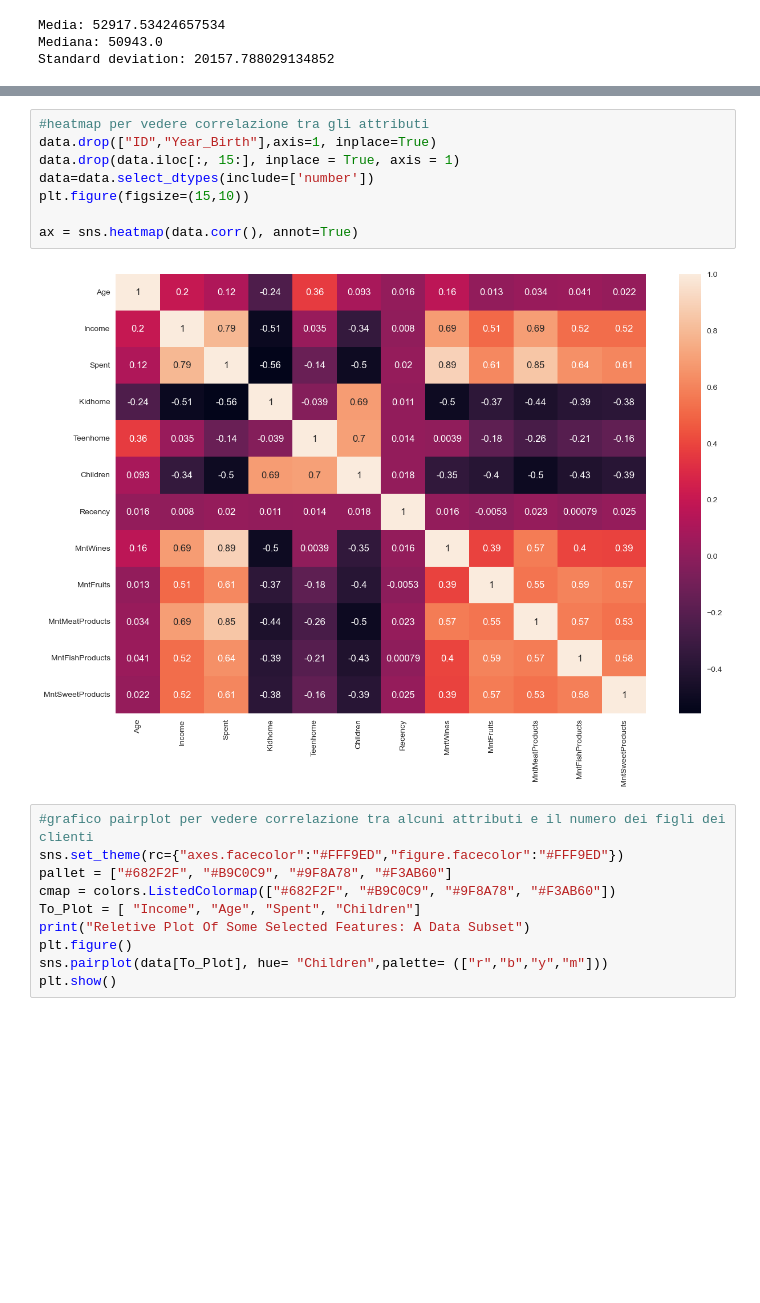
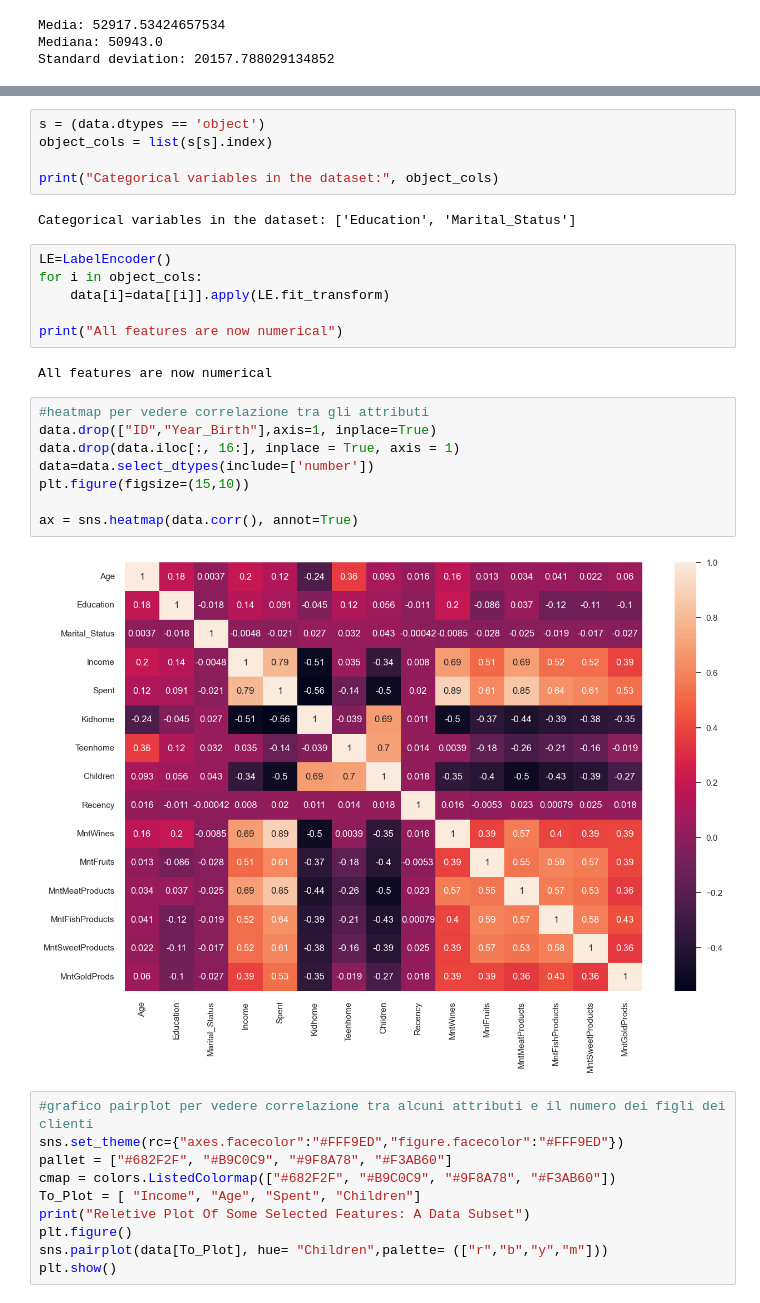
Before and after one commit to nicolaronchini/Clustering, a Jupyter notebook: clustering.ipynb, the cells around one changed output, grey strips where cells are left out. Cells and saved outputs as stored; diff of their text form; blank space fills up the shorter version.

```diff
--- a/clustering.ipynb
+++ b/clustering.ipynb
@@ -447,13 +447,28 @@ plt.show()
+# %%
+s = (data.dtypes == 'object')
+object_cols = list(s[s].index)
+
+print("Categorical variables in the dataset:", object_cols)
+# %% [output]
+Categorical variables in the dataset: ['Education', 'Marital_Status']
+# %%
+LE=LabelEncoder()
+for i in object_cols:
+    data[i]=data[[i]].apply(LE.fit_transform)
+
+print("All features are now numerical")
+# %% [output]
+All features are now numerical
 # %%
 #heatmap per vedere correlazione tra gli attributi
 data.drop(["ID","Year_Birth"],axis=1, inplace=True)
-data.drop(data.iloc[:, 15:], inplace = True, axis = 1)
+data.drop(data.iloc[:, 16:], inplace = True, axis = 1)
 data=data.select_dtypes(include=['number'])
 plt.figure(figsize=(15,10))
 
 ax = sns.heatmap(data.corr(), annot=True)
 # %% [output]
-[figure, old version]
+[figure, new version]
 # %%
 #grafico pairplot per vedere correlazione tra alcuni attributi e il numero dei figli dei clienti
 sns.set_theme(rc={"axes.facecolor":"#FFF9ED","figure.facecolor":"#FFF9ED"})
```
Also changed, not shown: parts of 42 cells of this notebook.
